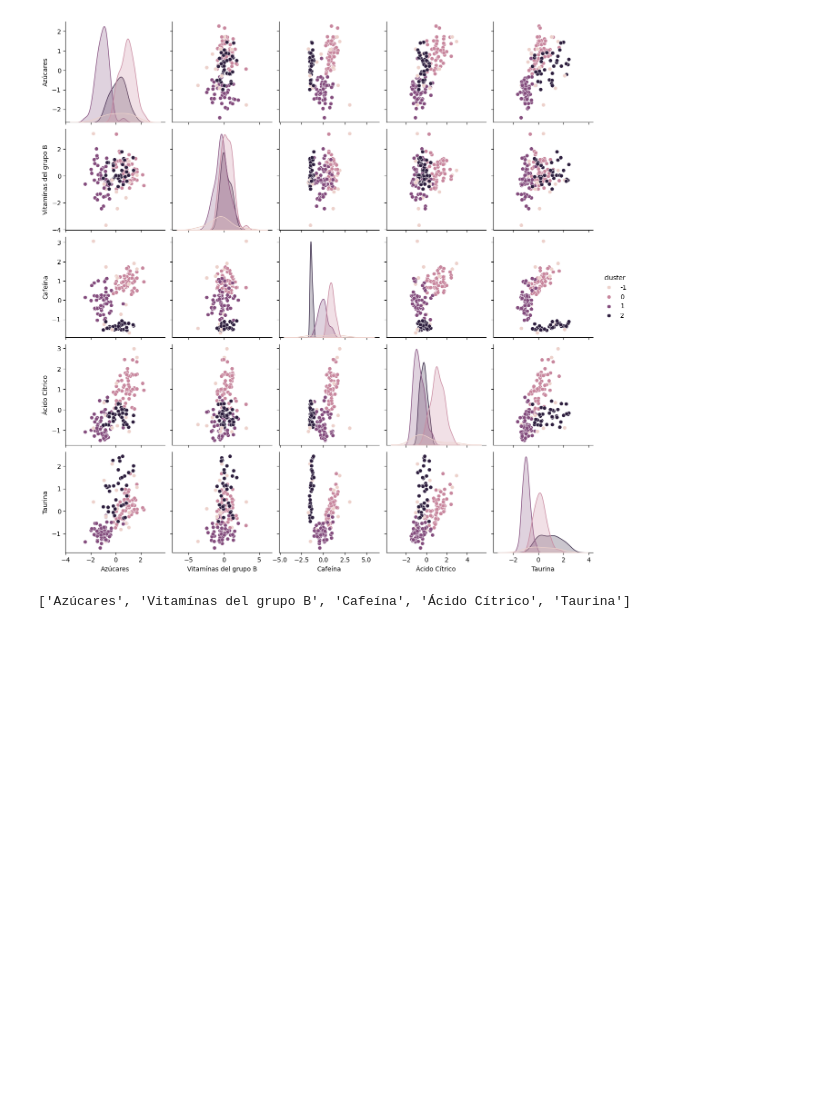
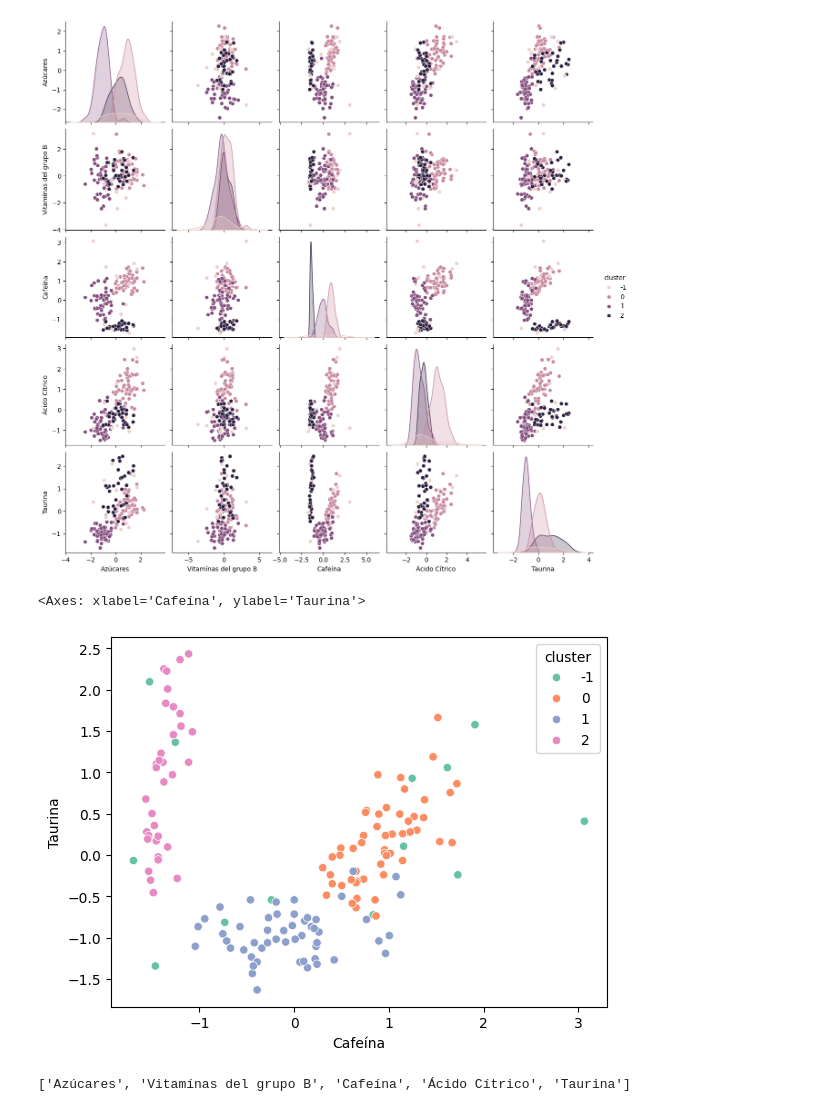
Before and after one commit to Borzase/ONLINE_DS_THEBRIDGE_BORZASE, a Jupyter notebook: 04_Machine_Learning/Sprint_13/Unidad_02_Clustering_no_supervisado_II/Practica_Obligatoria/18_Practica_Obligatoria_Clustering_II.ipynb, the cells around one changed output. Drawn from its saved outputs; the diff is of its cells as text; code cells hidden in the pictures; blank space fills up the shorter version.

```diff
--- a/04_Machine_Learning/Sprint_13/Unidad_02_Clustering_no_supervisado_II/Practica_Obligatoria/18_Practica_Obligatoria_Clustering_II.ipynb
+++ b/04_Machine_Learning/Sprint_13/Unidad_02_Clustering_no_supervisado_II/Practica_Obligatoria/18_Practica_Obligatoria_Clustering_II.ipynb
@@ -222,6 +231,12 @@ sns.pairplot(df, hue = 'cluster')
 # %% [output]
 <seaborn.axisgrid.PairGrid at 0x...>
 [figure]
+# %%
+sns.scatterplot(data = df[["Cafeína","Taurina","cluster"]], x= "Cafeína", y = "Taurina",
+                hue = "cluster", palette="Set2")
+# %% [output]
+<Axes: xlabel='Cafeína', ylabel='Taurina'>
+[figure, added]
 # %%
 features = [col for col in df.columns if col != 'cluster']
 features
```
Also changed, not shown: parts of 3 cells of this notebook, 10 other files.
